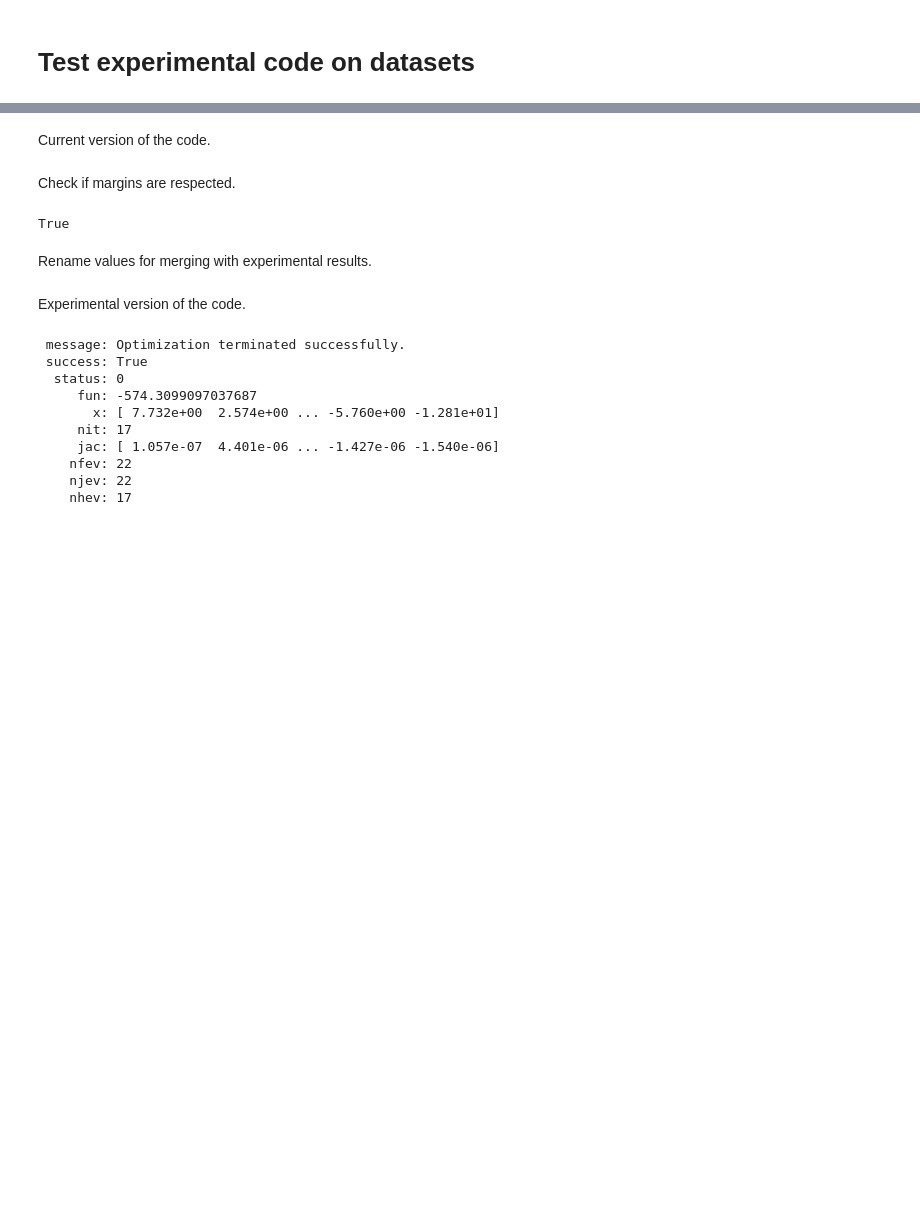
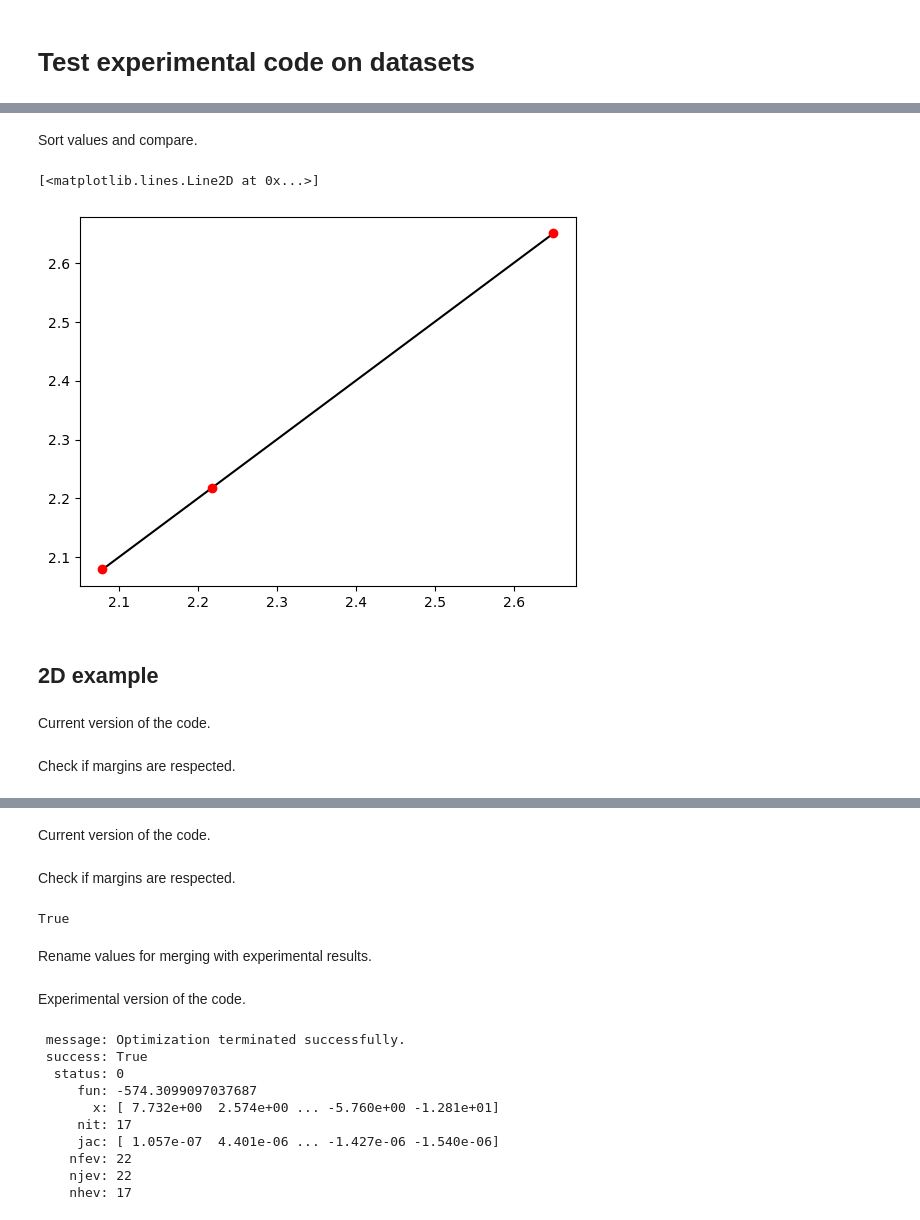
Before and after one commit to ihmeuw-msca/raking, a Jupyter notebook: docs/test_experimental.ipynb, the cells around one changed output, grey strips where cells are left out. Drawn from its saved outputs; the diff is of its cells as text; code cells hidden in the pictures; blank space fills up the shorter version.

Commit message:
test 1D example

```diff
--- a/docs/test_experimental.ipynb
+++ b/docs/test_experimental.ipynb
@@ -21,0 +64,4 @@ from run_raking import run_raking
+# %%
+solver = DualSolver(distance='entropic', data=data)
+# %%
+df_exp = solver.solve()
@@ -21,0 +89,6 @@ from run_raking import run_raking
+# %%
+df_raked['version'] = 'current'
+df_exp['version'] = 'experimental'
+# %%
+df_exp = df_exp.merge(df, how='inner', on=['var1'])
+df_exp = df_exp.drop(columns=['weights']).rename(columns={'soln': 'raked_value'})
@@ -21,0 +129,14 @@ from run_raking import run_raking
+# %% [markdown]
+Sort values and compare.
+# %%
+current = df_raked.sort_values(by='var1').raked_value.to_numpy()
+experimental = df_exp.sort_values(by='var1').raked_value.to_numpy()
+plt.plot(current, current, 'k-')
+plt.plot(current, experimental, 'ro')
+# %% [output]
+[<matplotlib.lines.Line2D at 0x...>]
+[figure, added]
+# %% [markdown]
+## 2D example
+# %% [markdown]
+Current version of the code.
@@ -21,0 +153,2 @@ from run_raking import run_raking
+# %% [markdown]
+Check if margins are respected.
```
Also changed, not shown: parts of 28 cells of this notebook, 1 other file.
